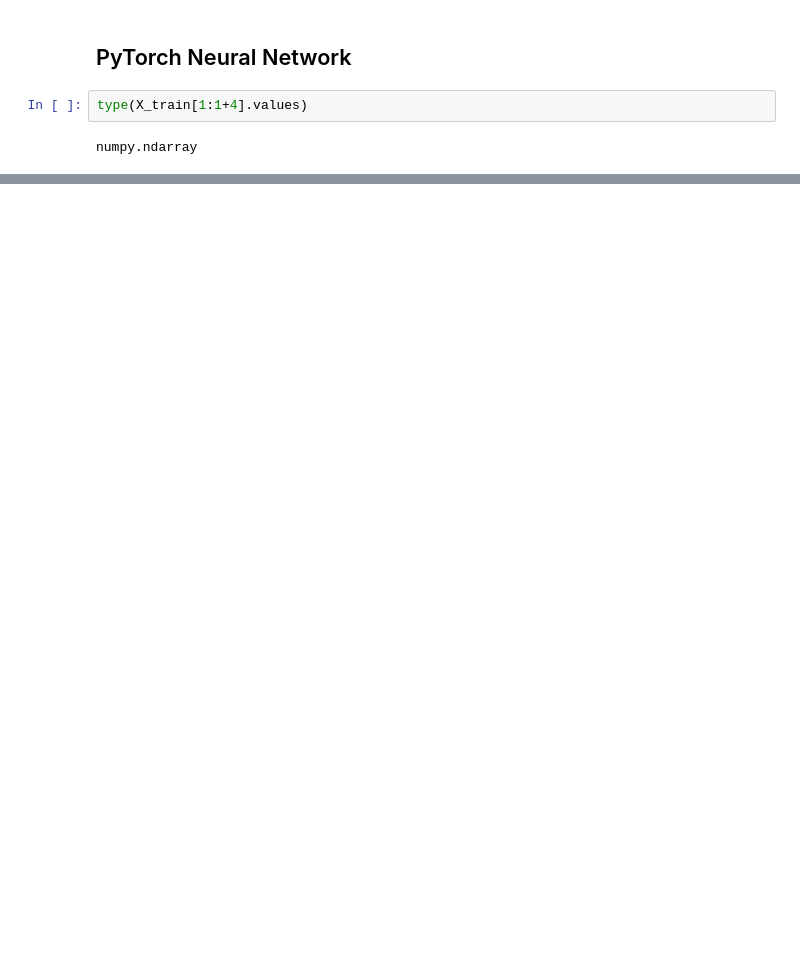
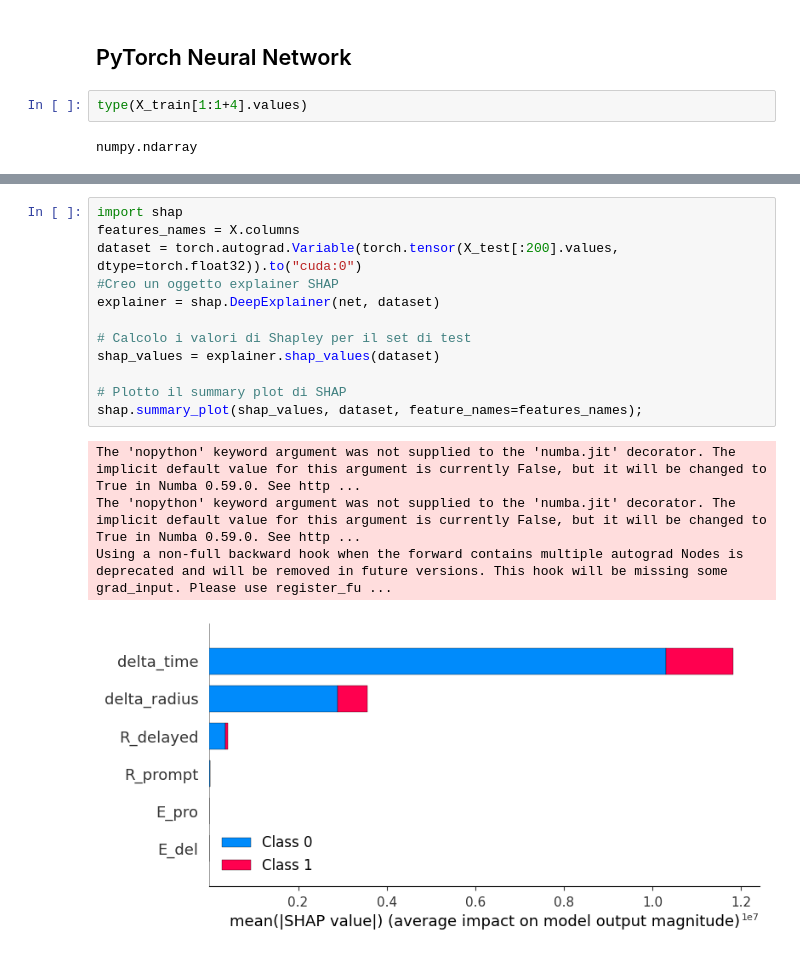
Before and after one commit to Fabiocufino/CloudVenetoCode, a Jupyter notebook: Analysis_CV/BKG_UNcorrelated/PyTorch.ipynb, the cells around one changed output, grey strips where cells are left out. Drawn from its saved outputs; the diff is of its cells as text; blank space fills up the shorter version.

```diff
--- a/Analysis_CV/BKG_UNcorrelated/PyTorch.ipynb
+++ b/Analysis_CV/BKG_UNcorrelated/PyTorch.ipynb
@@ -243,0 +483,17 @@ Text(0, 0.5, 'R [mm]')
+# %%
+import shap
+features_names = X.columns
+dataset = torch.autograd.Variable(torch.tensor(X_test[:200].values, dtype=torch.float32)).to("cuda:0")
+#Creo un oggetto explainer SHAP
+explainer = shap.DeepExplainer(net, dataset)
+
+# Calcolo i valori di Shapley per il set di test
+shap_values = explainer.shap_values(dataset)
+
+# Plotto il summary plot di SHAP
+shap.summary_plot(shap_values, dataset, feature_names=features_names);
+# %% [output]
+The 'nopython' keyword argument was not supplied to the 'numba.jit' decorator. The implicit default value for this argument is currently False, but it will be changed to True in Numba 0.59.0. See http ...
+The 'nopython' keyword argument was not supplied to the 'numba.jit' decorator. The implicit default value for this argument is currently False, but it will be changed to True in Numba 0.59.0. See http ...
+Using a non-full backward hook when the forward contains multiple autograd Nodes is deprecated and will be removed in future versions. This hook will be missing some grad_input. Please use register_fu ...
+[figure, added]
```
Also changed, not shown: parts of 23 cells of this notebook, 9 other files.
